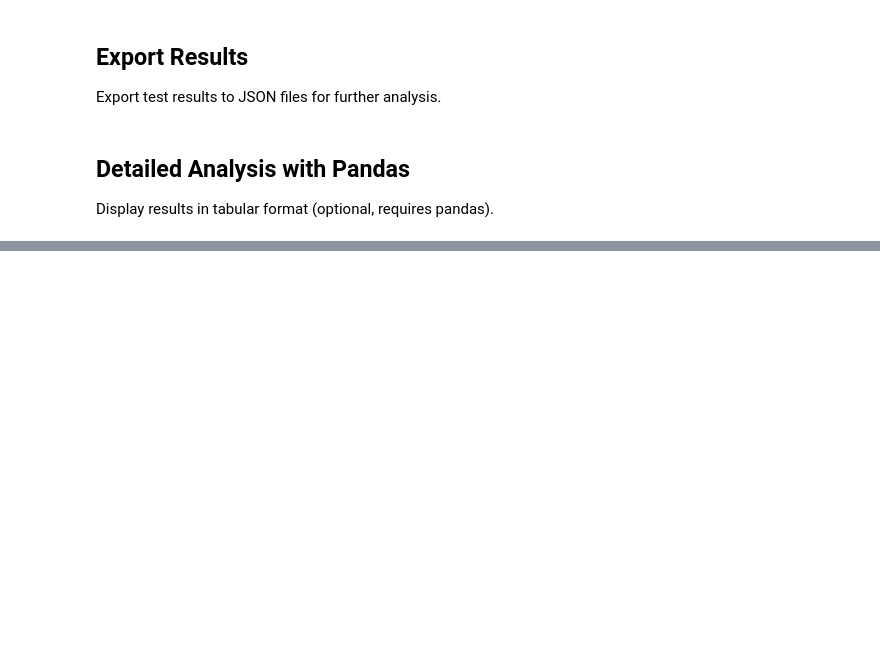
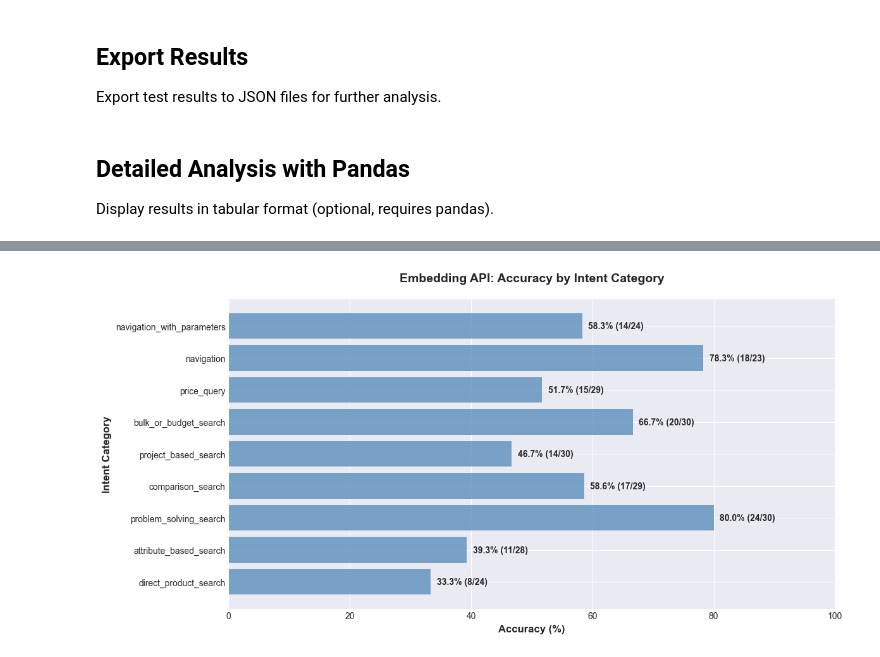
Before and after one commit to AshwinKTyagi/chat-optimizer, a Jupyter notebook: test_results_notebook.ipynb, the cells around one changed output, grey strips where cells are left out. Saved outputs shown, nothing was run; the diff lists cells and outputs as text; code cells hidden in the pictures; blank space fills up the shorter version.

```diff
--- a/test_results_notebook.ipynb
+++ b/test_results_notebook.ipynb
@@ -72,6 +79,9 @@ def test_embedding_api(prompts: List[Dict[str, Any]], api_url: str = 'http://loc
 
             data = response.json()
             actual_intent = data.get('intent', {}).get('intent', 'N/A')
+            if actual_intent == 'toFallback':
+                continue
+
             is_correct = None
             if expected_intent:
                 is_correct = actual_intent == expected_intent
@@ -482,0 +521,9 @@ except ImportError:
+# %%
+# Set a nice style
+try:
+    plt.style.use('seaborn-v0_8-darkgrid')
+except:
+    try:
+        plt.style.use('seaborn-darkgrid')
+    except:
+        plt.style.use('default')
@@ -482,0 +567,30 @@ except ImportError:
+# %%
+
+# ========== MATPLOTLIB VISUALIZATIONS ==========
+
+# 1. Accuracy by Intent (Embedding)
+if embedding_summary.get('accuracy_by_intent'):
+    fig, ax = plt.subplots(figsize=(12, 6))
+    intent_data = embedding_summary['accuracy_by_intent']
+    intents = list(intent_data.keys())
+    accuracies = [(intent_data[i]['correct'] / intent_data[i]['total'] * 100)
+                 if intent_data[i]['total'] > 0 else 0 for i in intents]
+    totals = [intent_data[i]['total'] for i in intents]
+
+    bars = ax.barh(intents, accuracies, color='steelblue', alpha=0.7)
+    ax.set_xlabel('Accuracy (%)', fontsize=12, fontweight='bold')
+    ax.set_ylabel('Intent Category', fontsize=12, fontweight='bold')
+    ax.set_title('Embedding API: Accuracy by Intent Category', fontsize=14, fontweight='bold', pad=20)
+    ax.set_xlim(0, 100)
+
+    # Add value labels on bars
+    for i, (bar, acc, total) in enumerate(zip(bars, accuracies, totals)):
+        width = bar.get_width()
+        ax.text(width + 1, bar.get_y() + bar.get_height()/2,
+               f'{acc:.1f}% ({intent_data[intents[i]]["correct"]}/{total})',
+               ha='left', va='center', fontweight='bold')
+
+    plt.tight_layout()
+    plt.show()
+# %% [output]
+[figure, added]
```
Also changed, not shown: parts of 11 cells of this notebook, 3 other files.
